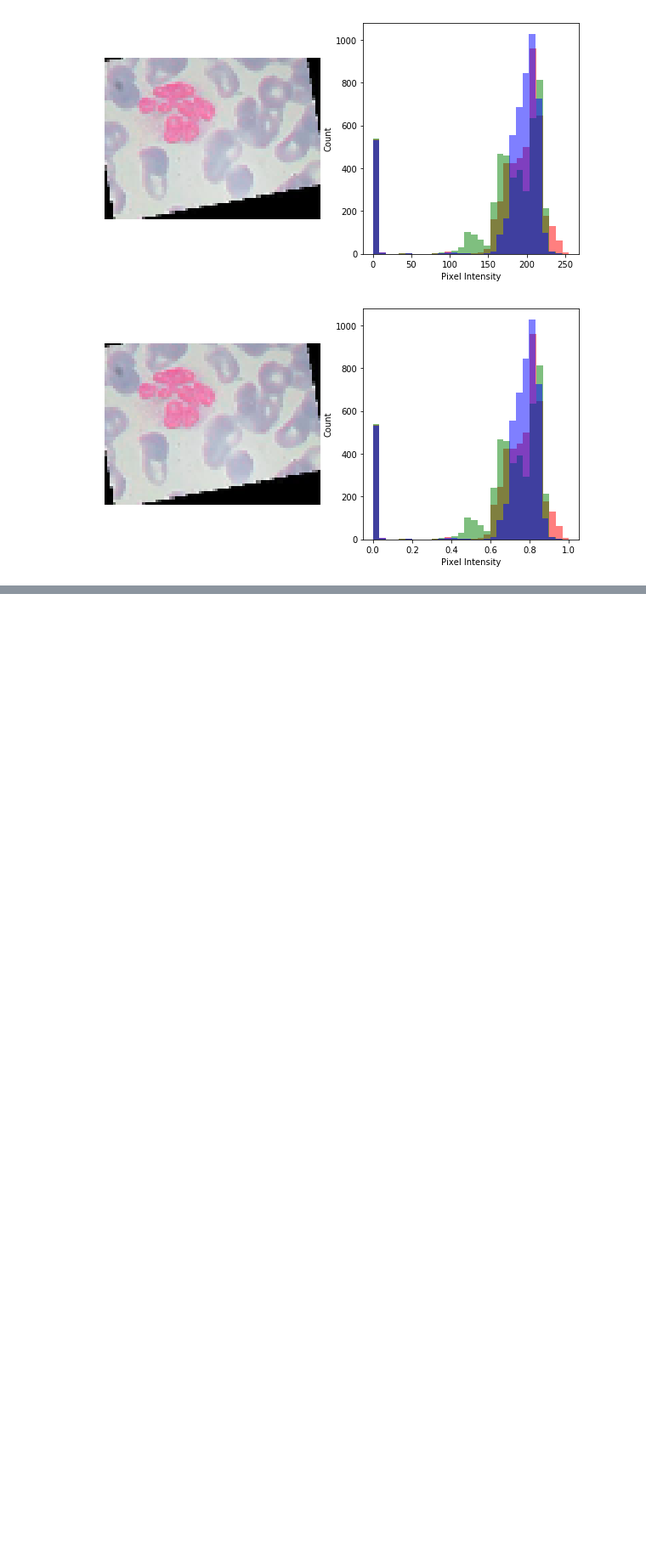
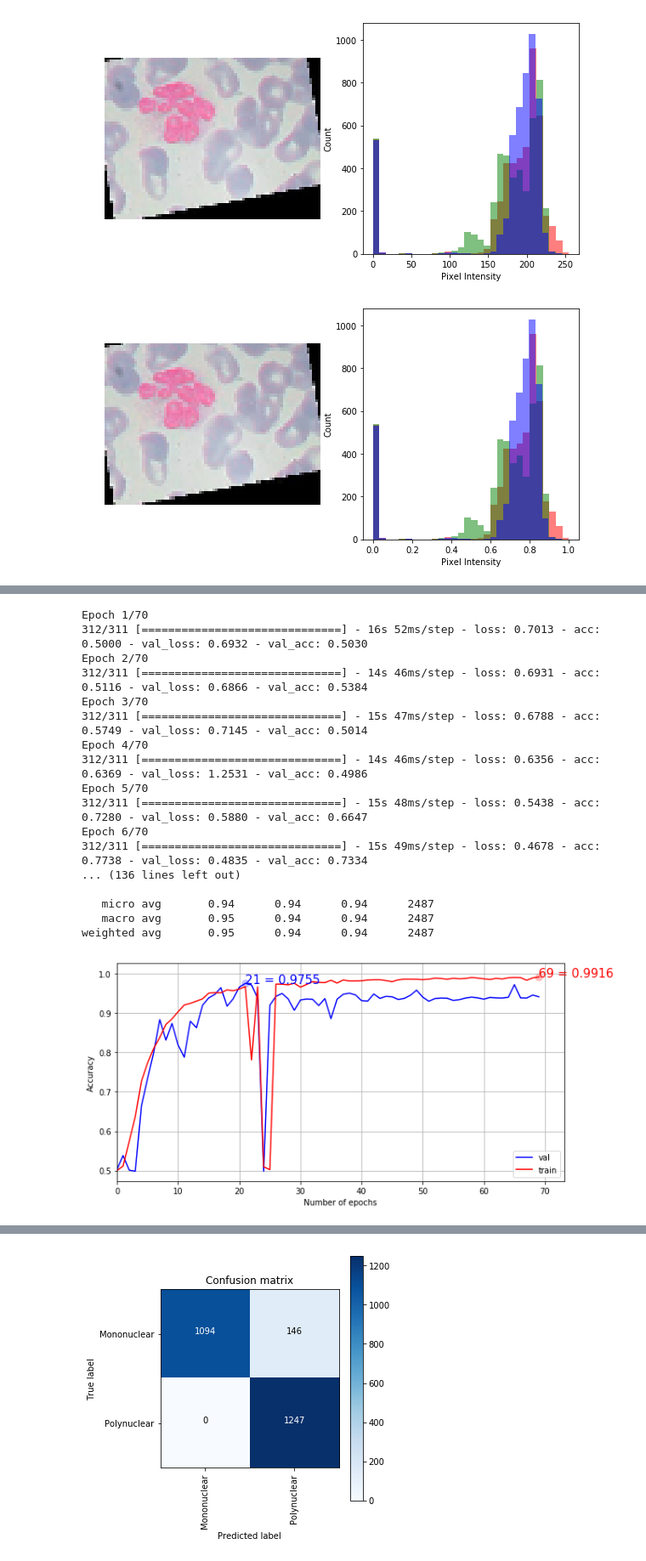
Before and after one commit to ighosh98/blood-cell-detector, a Jupyter notebook: scripts/kernel.ipynb, the cells around one changed output, grey strips where cells are left out. Shown: that part at 85% size. Saved outputs shown, nothing was run; the diff lists cells and outputs as text; code cells hidden in the pictures; blank space fills up the shorter version.

```diff
--- a/scripts/kernel.ipynb
+++ b/scripts/kernel.ipynb
@@ -365,2 +392,21 @@ runKerasCNNAugment(X_train,y_trainHot,X_test,y_testHot,1, 30, class1)
 # %%
-runKerasCNNAugment(X_train,z_trainHot,X_test,z_testHot,2, 30, class2)
+runKerasCNNAugment(X_train,z_trainHot,X_test,z_testHot,2, 70, class2)
+# %% [output]
+Epoch 1/70
+312/311 [==============================] - 16s 52ms/step - loss: 0.7013 - acc: 0.5000 - val_loss: 0.6932 - val_acc: 0.5030
+Epoch 2/70
+312/311 [==============================] - 14s 46ms/step - loss: 0.6931 - acc: 0.5116 - val_loss: 0.6866 - val_acc: 0.5384
+Epoch 3/70
+312/311 [==============================] - 15s 47ms/step - loss: 0.6788 - acc: 0.5749 - val_loss: 0.7145 - val_acc: 0.5014
+Epoch 4/70
+312/311 [==============================] - 14s 46ms/step - loss: 0.6356 - acc: 0.6369 - val_loss: 1.2531 - val_acc: 0.4986
+Epoch 5/70
+312/311 [==============================] - 15s 48ms/step - loss: 0.5438 - acc: 0.7280 - val_loss: 0.5880 - val_acc: 0.6647
+Epoch 6/70
+312/311 [==============================] - 15s 49ms/step - loss: 0.4678 - acc: 0.7738 - val_loss: 0.4835 - val_acc: 0.7334
+... (136 lines left out)
+
+   micro avg       0.94      0.94      0.94      2487
+   macro avg       0.95      0.94      0.94      2487
+weighted avg       0.95      0.94      0.94      2487
+[figure, added]
@@ -366,0 +414 @@ runKerasCNNAugment(X_train,z_trainHot,X_test,z_testHot,2, 30, class2)
+[figure, added]
```
Also changed, not shown: parts of 4 cells of this notebook, 3 other files.
